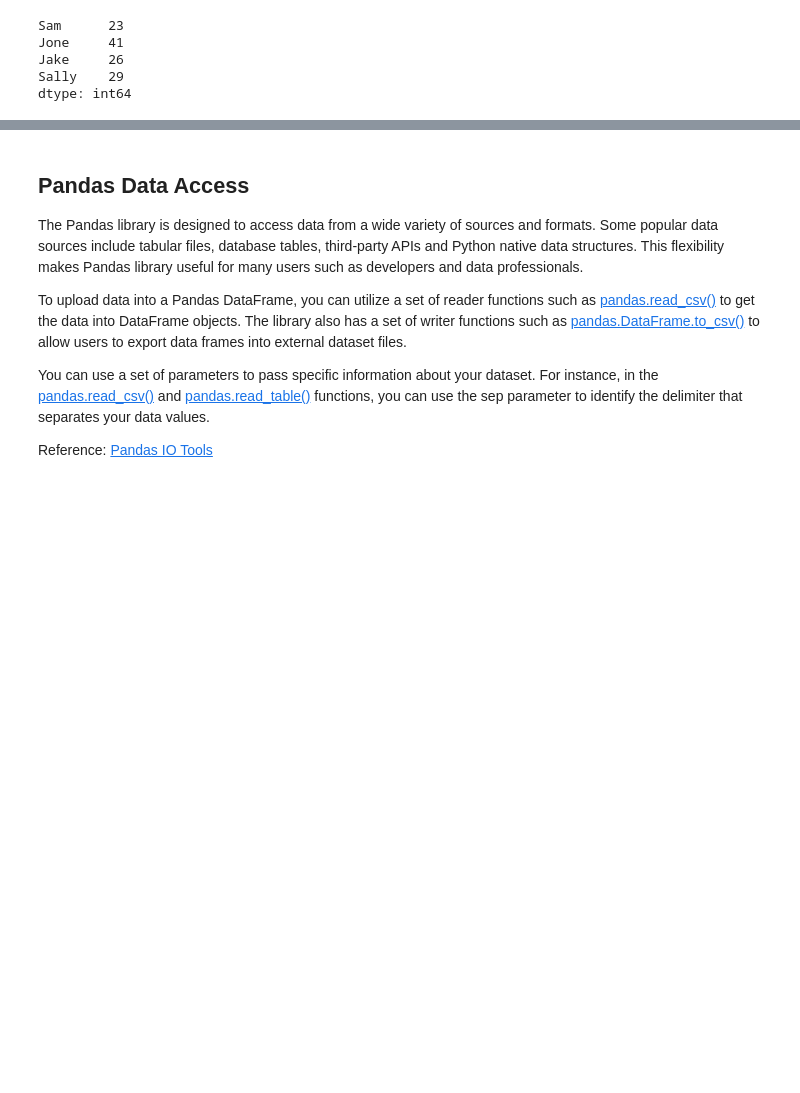
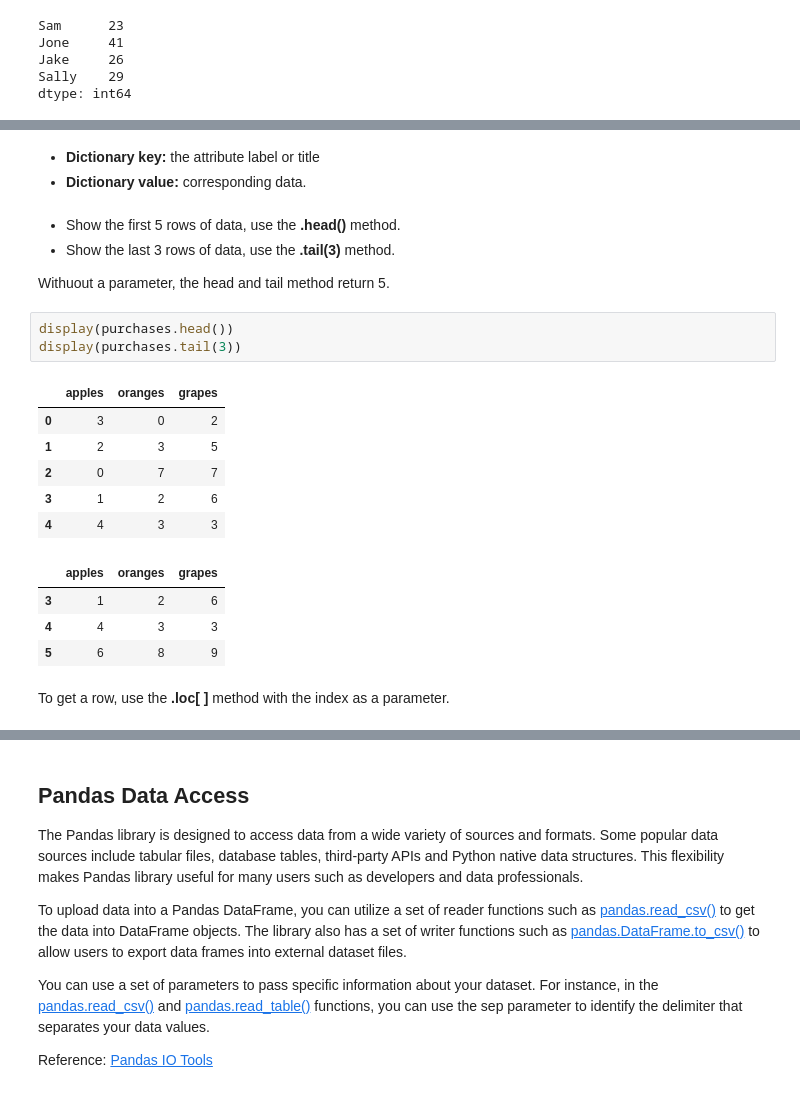
Before and after one commit to itinstructor/JupyterNotebooks, a Jupyter notebook: Notebooks/Python_Data_Science_Primer.ipynb, the cells around one changed output, grey strips where cells are left out. Cells and saved outputs as stored; diff of their text form; blank space fills up the shorter version.

```diff
--- a/Notebooks/Python_Data_Science_Primer.ipynb
+++ b/Notebooks/Python_Data_Science_Primer.ipynb
@@ -699,0 +734,24 @@ dtype: int64
+# %% [markdown]
+* **Dictionary key:** the attribute label or title
+* **Dictionary value:** corresponding data.
+# %% [markdown]
+- Show the first 5 rows of data, use the **.head()** method.
+- Show the last 3 rows of data, use the **.tail(3)** method.
+
+Withuout a parameter, the head and tail method return 5.
+# %%
+display(purchases.head())
+display(purchases.tail(3))
+# %% [output]
+|  | apples | oranges | grapes |
+| 0 | 3 | 0 | 2 |
+| 1 | 2 | 3 | 5 |
+| 2 | 0 | 7 | 7 |
+| 3 | 1 | 2 | 6 |
+| 4 | 4 | 3 | 3 |
+|  | apples | oranges | grapes |
+| 3 | 1 | 2 | 6 |
+| 4 | 4 | 3 | 3 |
+| 5 | 6 | 8 | 9 |
+# %% [markdown]
+To get a row, use the **.loc[ ]** method with the index as a parameter.
```
Also changed, not shown: parts of 15 cells of this notebook.
